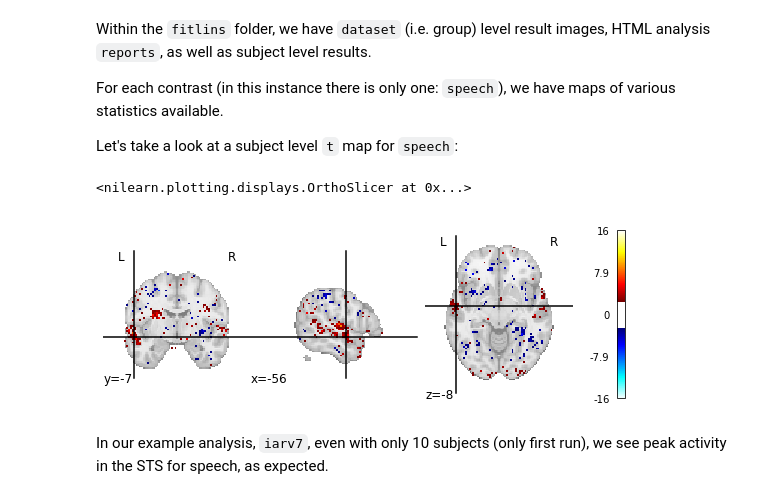
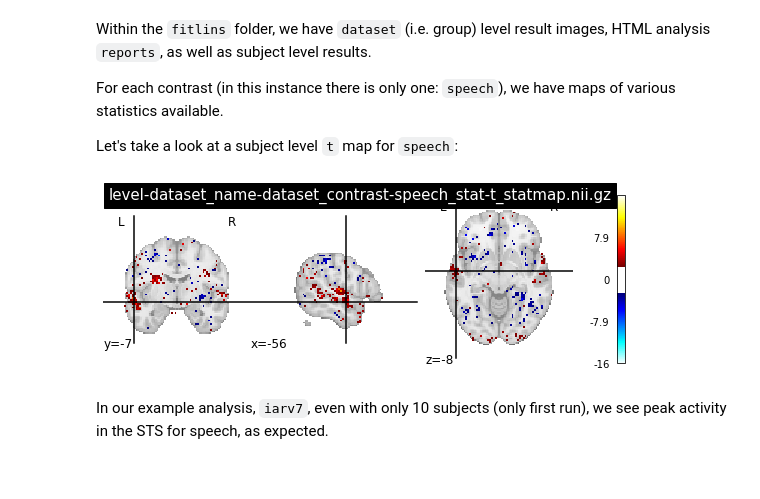
Before and after one commit to neuroscout/neuroscout-cli, a Jupyter notebook: Neuroscout_CLI_Colab_Demo.ipynb, the cells around one changed output. Cells and saved outputs as stored; diff of their text form; code cells hidden in the pictures.

```diff
--- a/Neuroscout_CLI_Colab_Demo.ipynb
+++ b/Neuroscout_CLI_Colab_Demo.ipynb
@@ -126,14 +109,13 @@ Let's take a look at a subject level `t` map for `speech`:
 # %%
 from nilearn.plotting import plot_stat_map
 from pathlib import Path
 
 outputs = Path(f"/out/neuroscout-{analysis_id}/fitlins/")
 statmaps = outputs.glob('level-dataset_*contrast*stat-t*.nii.gz')
 
 for map in statmaps:
-  plot_stat_map(str(map), title=map.basename threshold=2.58)
+  plot_stat_map(str(map), title=map.name, threshold=2.58)
 # %% [output]
-<nilearn.plotting.displays.OrthoSlicer at 0x...>
-[figure, old version]
+[figure, new version]
 # %% [markdown]
 In our example analysis, `iarv7`, even with only 10 subjects (only first run), we see peak activity in the STS for speech, as expected.
```
Also changed, not shown: parts of 4 cells of this notebook.
